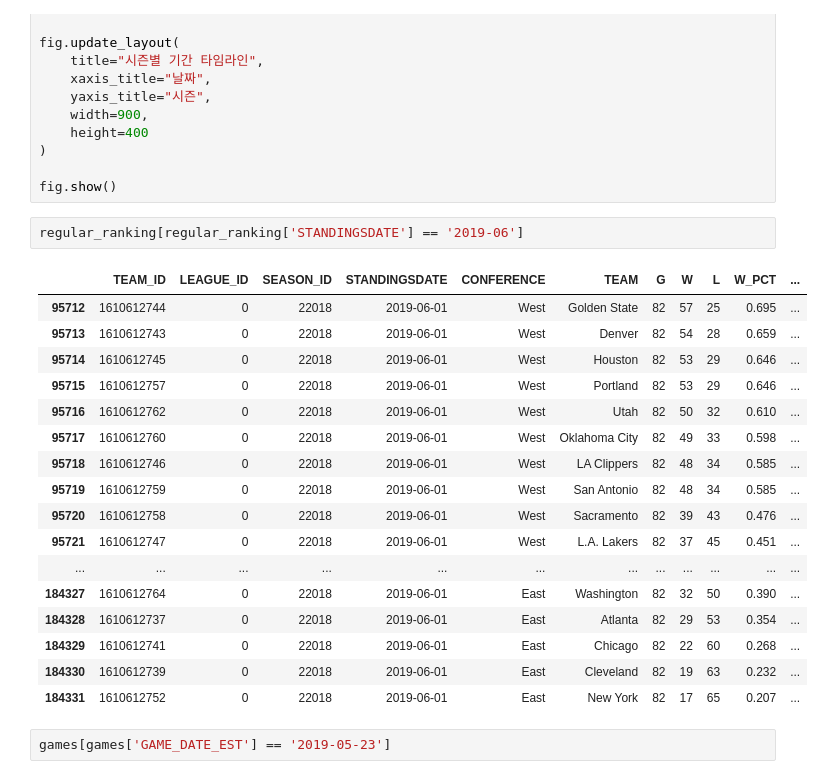
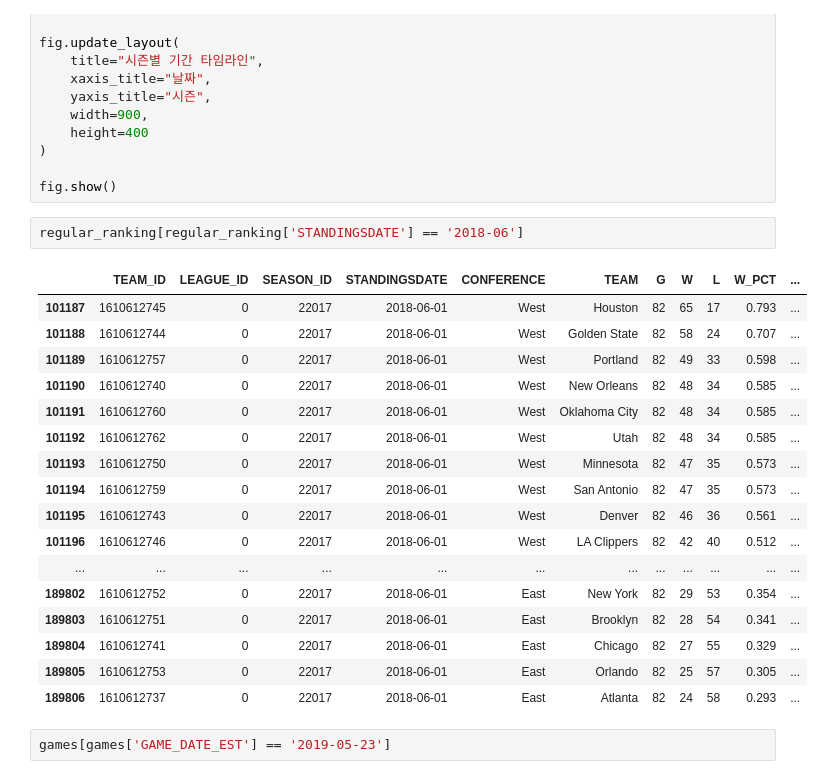
Before and after one commit to cye2020/Project1, a Jupyter notebook: src/understanding_scope.ipynb, the cells around one changed output. Cells and saved outputs as stored; diff of their text form.

```diff
--- a/src/understanding_scope.ipynb
+++ b/src/understanding_scope.ipynb
@@ -141,25 +155,25 @@ fig.update_layout(
 
 fig.show()
 # %%
-regular_ranking[regular_ranking['STANDINGSDATE'] == '2019-06']
+regular_ranking[regular_ranking['STANDINGSDATE'] == '2018-06']
 # %% [output]
 |  | TEAM_ID | LEAGUE_ID | SEASON_ID | STANDINGSDATE | CONFERENCE | TEAM | G | W | L | W_PCT | ... |
-| 95712 | 1610612744 | 0 | 22018 | 2019-06-01 | West | Golden State | 82 | 57 | 25 | 0.695 | ... |
-| 95713 | 1610612743 | 0 | 22018 | 2019-06-01 | West | Denver | 82 | 54 | 28 | 0.659 | ... |
-| 95714 | 1610612745 | 0 | 22018 | 2019-06-01 | West | Houston | 82 | 53 | 29 | 0.646 | ... |
-| 95715 | 1610612757 | 0 | 22018 | 2019-06-01 | West | Portland | 82 | 53 | 29 | 0.646 | ... |
-| 95716 | 1610612762 | 0 | 22018 | 2019-06-01 | West | Utah | 82 | 50 | 32 | 0.610 | ... |
-| 95717 | 1610612760 | 0 | 22018 | 2019-06-01 | West | Oklahoma City | 82 | 49 | 33 | 0.598 | ... |
-| 95718 | 1610612746 | 0 | 22018 | 2019-06-01 | West | LA Clippers | 82 | 48 | 34 | 0.585 | ... |
-| 95719 | 1610612759 | 0 | 22018 | 2019-06-01 | West | San Antonio | 82 | 48 | 34 | 0.585 | ... |
-| 95720 | 1610612758 | 0 | 22018 | 2019-06-01 | West | Sacramento | 82 | 39 | 43 | 0.476 | ... |
-| 95721 | 1610612747 | 0 | 22018 | 2019-06-01 | West | L.A. Lakers | 82 | 37 | 45 | 0.451 | ... |
+| 101187 | 1610612745 | 0 | 22017 | 2018-06-01 | West | Houston | 82 | 65 | 17 | 0.793 | ... |
+| 101188 | 1610612744 | 0 | 22017 | 2018-06-01 | West | Golden State | 82 | 58 | 24 | 0.707 | ... |
+| 101189 | 1610612757 | 0 | 22017 | 2018-06-01 | West | Portland | 82 | 49 | 33 | 0.598 | ... |
+| 101190 | 1610612740 | 0 | 22017 | 2018-06-01 | West | New Orleans | 82 | 48 | 34 | 0.585 | ... |
+| 101191 | 1610612760 | 0 | 22017 | 2018-06-01 | West | Oklahoma City | 82 | 48 | 34 | 0.585 | ... |
+| 101192 | 1610612762 | 0 | 22017 | 2018-06-01 | West | Utah | 82 | 48 | 34 | 0.585 | ... |
+| 101193 | 1610612750 | 0 | 22017 | 2018-06-01 | West | Minnesota | 82 | 47 | 35 | 0.573 | ... |
+| 101194 | 1610612759 | 0 | 22017 | 2018-06-01 | West | San Antonio | 82 | 47 | 35 | 0.573 | ... |
+| 101195 | 1610612743 | 0 | 22017 | 2018-06-01 | West | Denver | 82 | 46 | 36 | 0.561 | ... |
+| 101196 | 1610612746 | 0 | 22017 | 2018-06-01 | West | LA Clippers | 82 | 42 | 40 | 0.512 | ... |
 | ... | ... | ... | ... | ... | ... | ... | ... | ... | ... | ... | ... |
-| 184327 | 1610612764 | 0 | 22018 | 2019-06-01 | East | Washington | 82 | 32 | 50 | 0.390 | ... |
-| 184328 | 1610612737 | 0 | 22018 | 2019-06-01 | East | Atlanta | 82 | 29 | 53 | 0.354 | ... |
-| 184329 | 1610612741 | 0 | 22018 | 2019-06-01 | East | Chicago | 82 | 22 | 60 | 0.268 | ... |
-| 184330 | 1610612739 | 0 | 22018 | 2019-06-01 | East | Cleveland | 82 | 19 | 63 | 0.232 | ... |
-| 184331 | 1610612752 | 0 | 22018 | 2019-06-01 | East | New York | 82 | 17 | 65 | 0.207 | ... |
+| 189802 | 1610612752 | 0 | 22017 | 2018-06-01 | East | New York | 82 | 29 | 53 | 0.354 | ... |
+| 189803 | 1610612751 | 0 | 22017 | 2018-06-01 | East | Brooklyn | 82 | 28 | 54 | 0.341 | ... |
+| 189804 | 1610612741 | 0 | 22017 | 2018-06-01 | East | Chicago | 82 | 27 | 55 | 0.329 | ... |
+| 189805 | 1610612753 | 0 | 22017 | 2018-06-01 | East | Orlando | 82 | 25 | 57 | 0.305 | ... |
+| 189806 | 1610612737 | 0 | 22017 | 2018-06-01 | East | Atlanta | 82 | 24 | 58 | 0.293 | ... |
 # %%
 games[games['GAME_DATE_EST'] == '2019-05-23']
 # %% [output]
```
Also changed, not shown: parts of 4 cells of this notebook.
